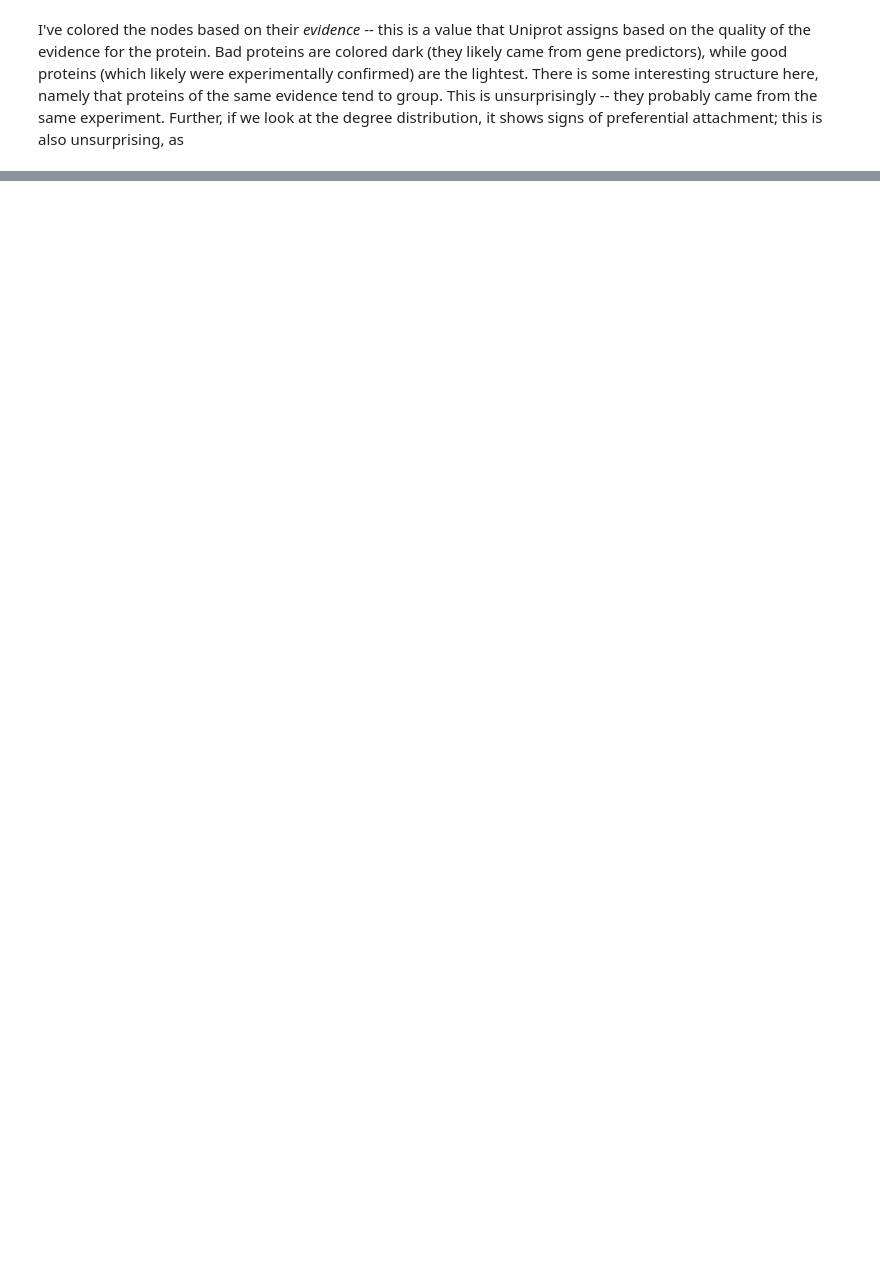
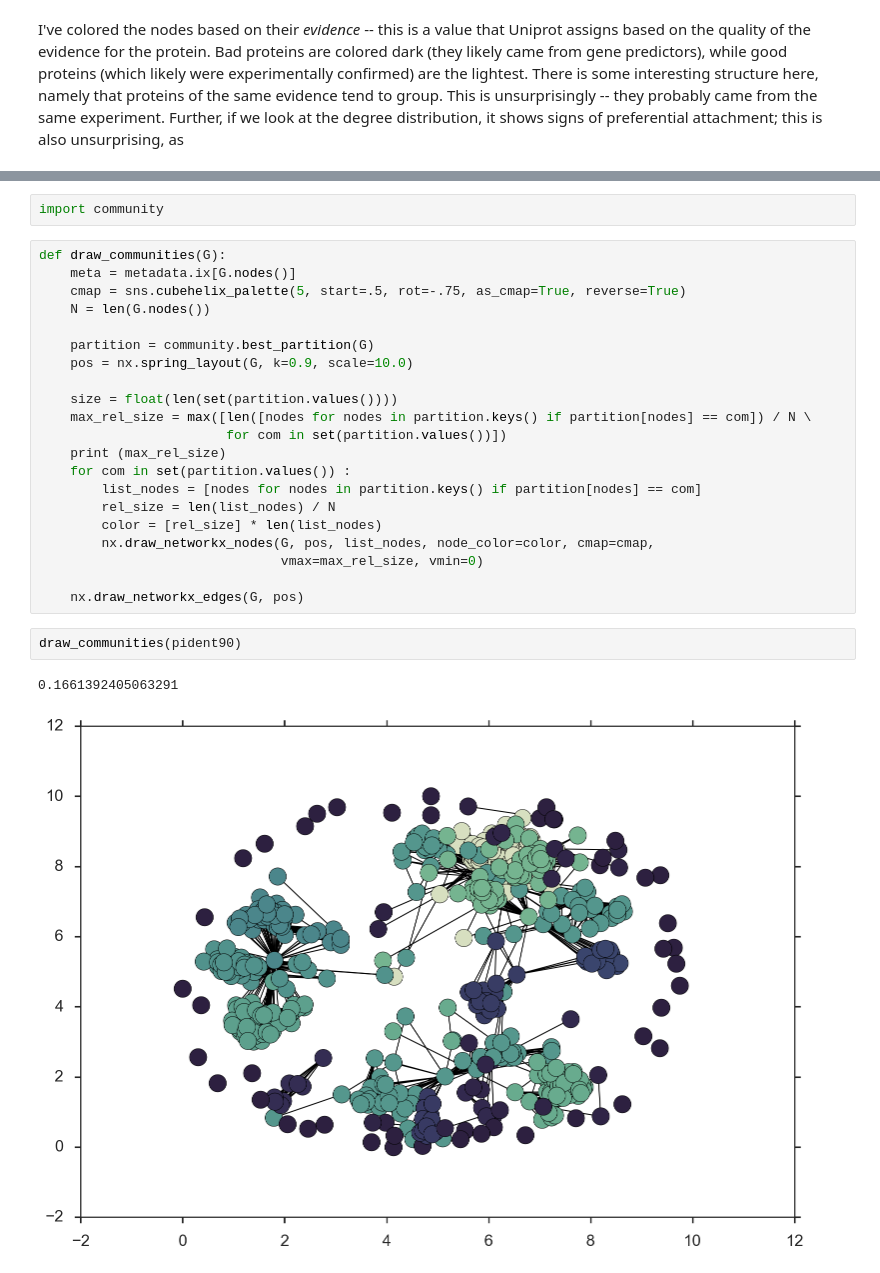
Before and after one commit to camillescott/ucd-ecs253, a Jupyter notebook: ECS253 - Homework 2.ipynb, the cells around one changed output, grey strips where cells are left out. Cells and saved outputs as stored; diff of their text form; blank space fills up the shorter version.

Commit message:
Communities, fix stupid template problem

```diff
--- a/ECS253 - Homework 2.ipynb
+++ b/ECS253 - Homework 2.ipynb
@@ -199,0 +209,28 @@ plot_degree_dist(pident90)
+# %%
+import community
+# %%
+def draw_communities(G):
+    meta = metadata.ix[G.nodes()]
+    cmap = sns.cubehelix_palette(5, start=.5, rot=-.75, as_cmap=True, reverse=True)
+    N = len(G.nodes())
+
+    partition = community.best_partition(G)
+    pos = nx.spring_layout(G, k=0.9, scale=10.0)
+
+    size = float(len(set(partition.values())))
+    max_rel_size = max([len([nodes for nodes in partition.keys() if partition[nodes] == com]) / N \
+                        for com in set(partition.values())])
+    print (max_rel_size)
+    for com in set(partition.values()) :
+        list_nodes = [nodes for nodes in partition.keys() if partition[nodes] == com]
+        rel_size = len(list_nodes) / N
+        color = [rel_size] * len(list_nodes)
+        nx.draw_networkx_nodes(G, pos, list_nodes, node_color=color, cmap=cmap,
+                               vmax=max_rel_size, vmin=0)
+
+    nx.draw_networkx_edges(G, pos)
+# %%
+draw_communities(pident90)
+# %% [output]
+0.1661392405063291
+[figure, added]
```
Also changed, not shown: parts of 6 cells of this notebook, 5 other files.
